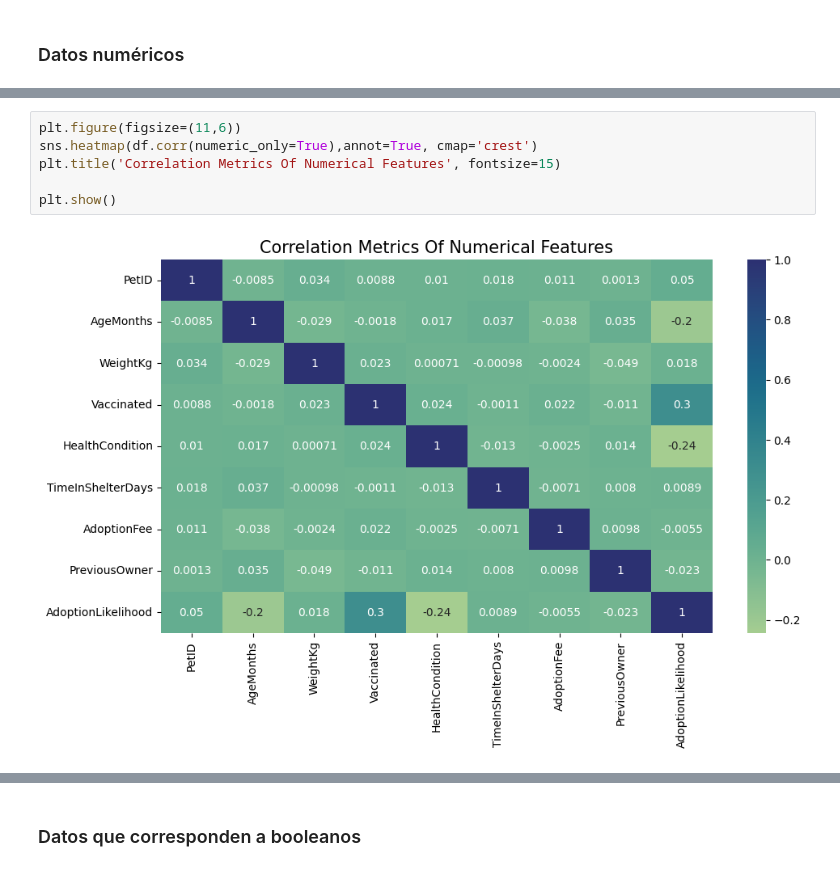
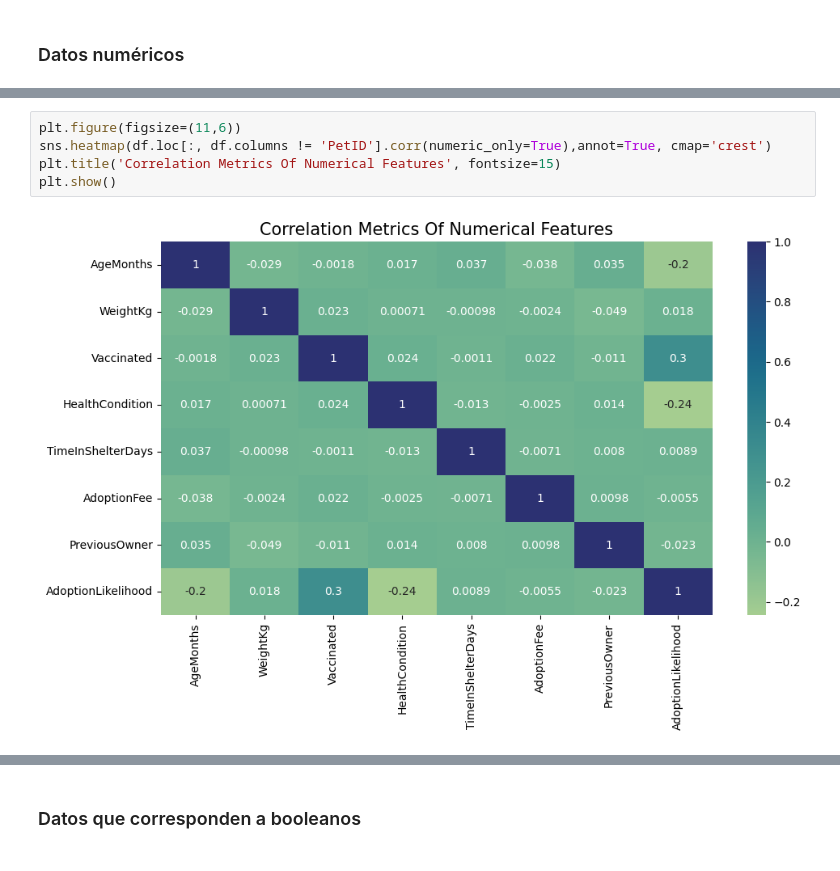
Before and after one commit to cristianmunoz1/Intro_ML_project, a Jupyter notebook: Proyecto_final.ipynb, the cells around one changed output, grey strips where cells are left out. Cells and saved outputs as stored; diff of their text form.

```diff
--- a/Proyecto_final.ipynb
+++ b/Proyecto_final.ipynb
@@ -244,8 +224,7 @@ plt.show()
 # %%
 plt.figure(figsize=(11,6))
-sns.heatmap(df.corr(numeric_only=True),annot=True, cmap='crest')
+sns.heatmap(df.loc[:, df.columns != 'PetID'].corr(numeric_only=True),annot=True, cmap='crest')
 plt.title('Correlation Metrics Of Numerical Features', fontsize=15)
-
 plt.show()
 # %% [output]
-[figure, old version]
+[figure, new version]
```
Also changed, not shown: parts of 32 cells of this notebook.
